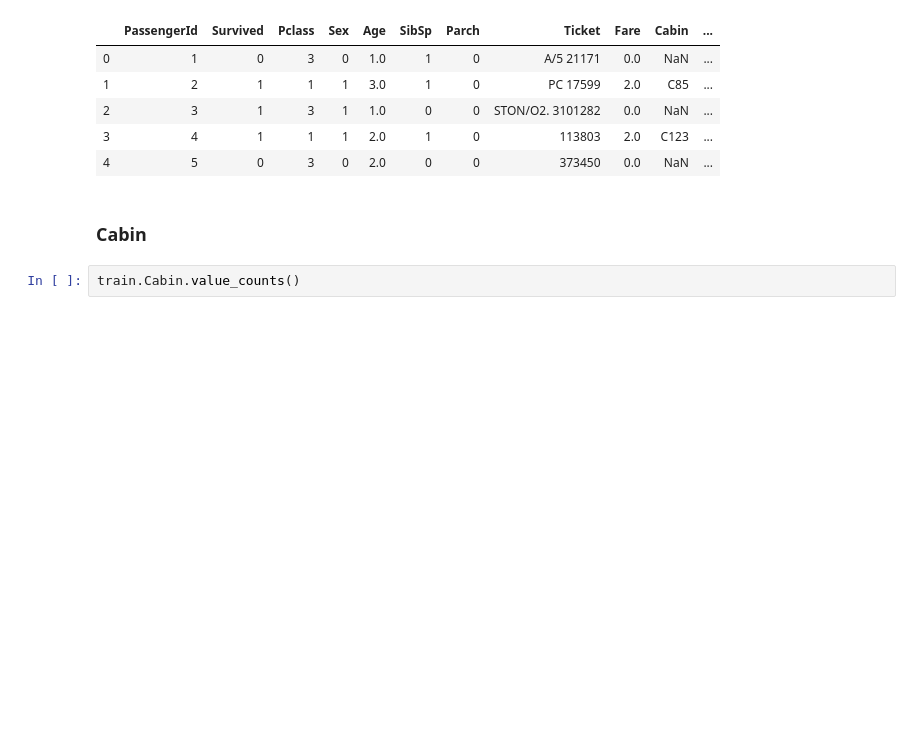
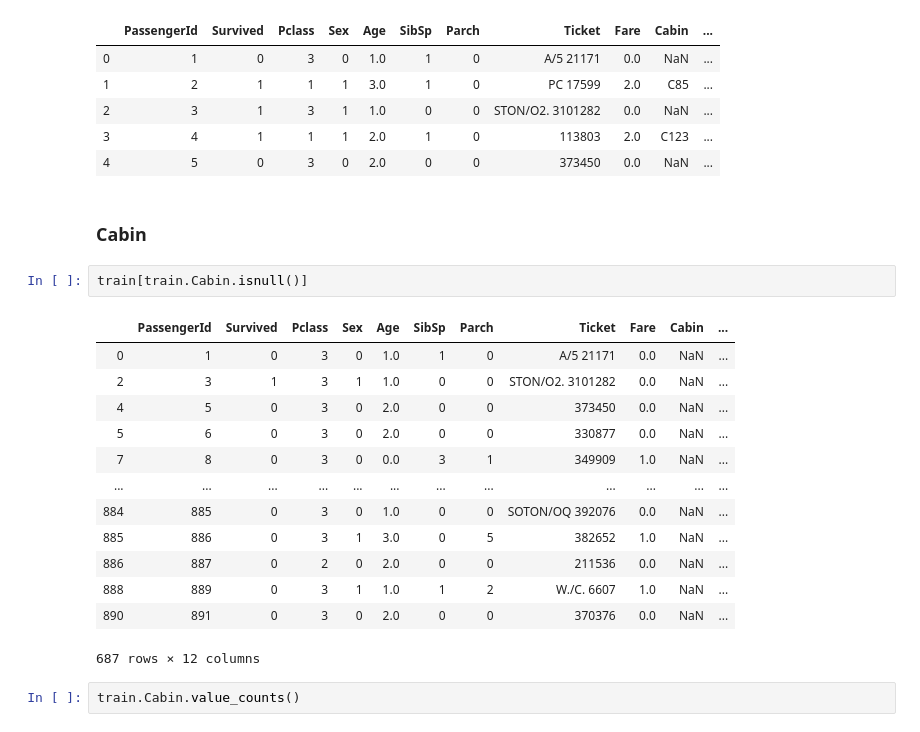
Before and after one commit to PGatak/basic_projects, a Jupyter notebook: titanic-ml/predict.ipynb, the cells around one changed output. Cells and saved outputs as stored; diff of their text form; blank space fills up the shorter version.

```diff
--- a/titanic-ml/predict.ipynb
+++ b/titanic-ml/predict.ipynb
@@ -390,6 +394,22 @@ train.head()
 | 4 | 5 | 0 | 3 | 0 | 2.0 | 0 | 0 | 373450 | 0.0 | NaN | ... |
 # %% [markdown]
 ### Cabin
+# %%
+train[train.Cabin.isnull()]
+# %% [output]
+|  | PassengerId | Survived | Pclass | Sex | Age | SibSp | Parch | Ticket | Fare | Cabin | ... |
+| 0 | 1 | 0 | 3 | 0 | 1.0 | 1 | 0 | A/5 21171 | 0.0 | NaN | ... |
+| 2 | 3 | 1 | 3 | 1 | 1.0 | 0 | 0 | STON/O2. 3101282 | 0.0 | NaN | ... |
+| 4 | 5 | 0 | 3 | 0 | 2.0 | 0 | 0 | 373450 | 0.0 | NaN | ... |
+| 5 | 6 | 0 | 3 | 0 | 2.0 | 0 | 0 | 330877 | 0.0 | NaN | ... |
+| 7 | 8 | 0 | 3 | 0 | 0.0 | 3 | 1 | 349909 | 1.0 | NaN | ... |
+| ... | ... | ... | ... | ... | ... | ... | ... | ... | ... | ... | ... |
+| 884 | 885 | 0 | 3 | 0 | 1.0 | 0 | 0 | SOTON/OQ 392076 | 0.0 | NaN | ... |
+| 885 | 886 | 0 | 3 | 1 | 3.0 | 0 | 5 | 382652 | 1.0 | NaN | ... |
+| 886 | 887 | 0 | 2 | 0 | 2.0 | 0 | 0 | 211536 | 0.0 | NaN | ... |
+| 888 | 889 | 0 | 3 | 1 | 1.0 | 1 | 2 | W./C. 6607 | 1.0 | NaN | ... |
+| 890 | 891 | 0 | 3 | 0 | 2.0 | 0 | 0 | 370376 | 0.0 | NaN | ... |
+687 rows × 12 columns
 # %%
 train.Cabin.value_counts()
 # %% [output]
```
Also changed, not shown: parts of 4 cells of this notebook.
